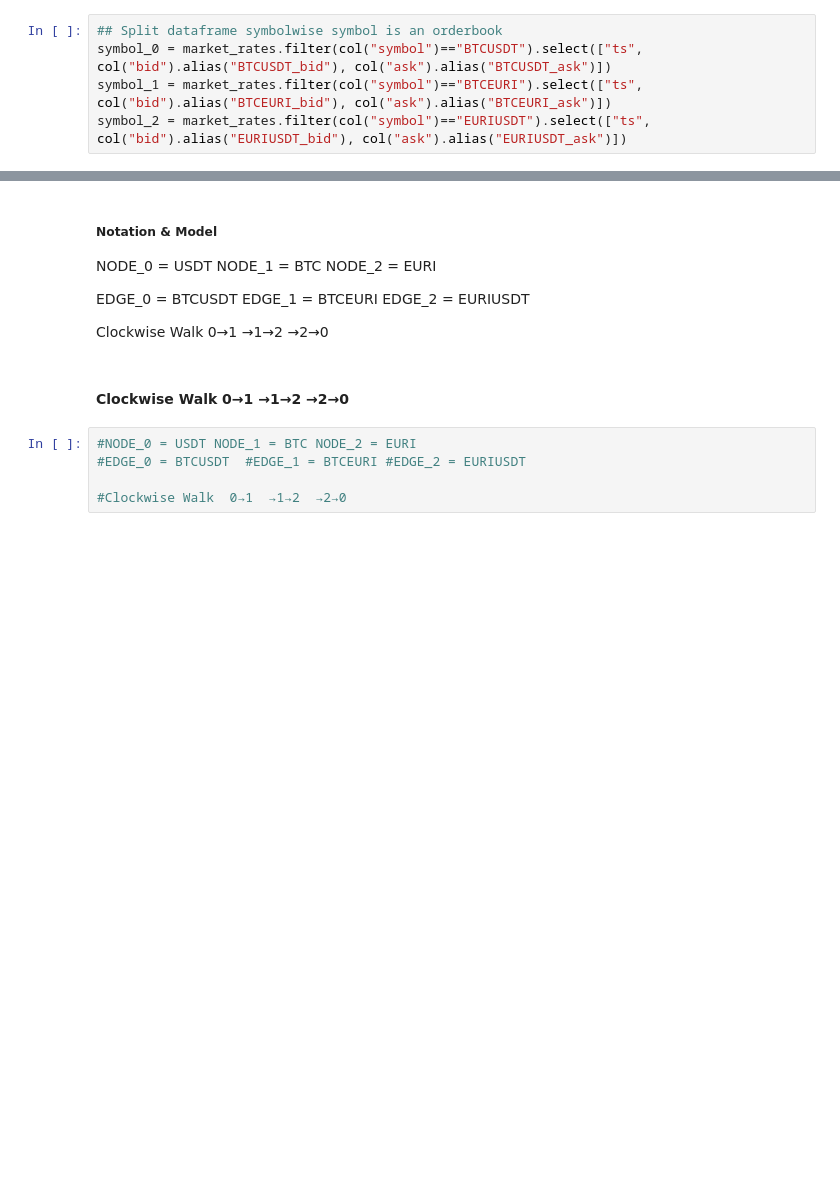
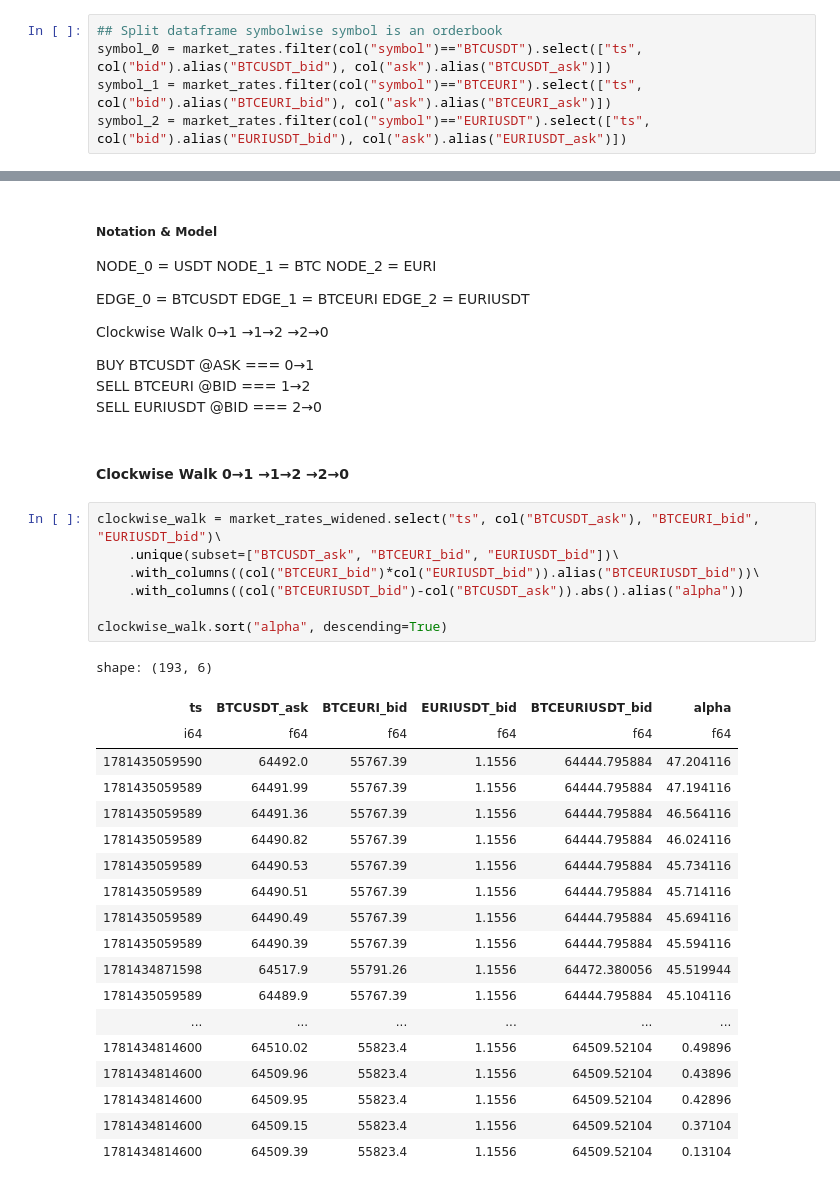
Before and after one commit to IsuruMahakumara/alphanode-forge, a Jupyter notebook: research/eda_offline_alpha_eval_audit.ipynb, the cells around one changed output, grey strips where cells are left out. Saved outputs shown, nothing was run; the diff lists cells and outputs as text; blank space fills up the shorter version.

```diff
--- a/research/eda_offline_alpha_eval_audit.ipynb
+++ b/research/eda_offline_alpha_eval_audit.ipynb
@@ -107,10 +129,36 @@ NODE_0 = USDT NODE_1 = BTC NODE_2 = EURI
 EDGE_0 = BTCUSDT  EDGE_1 = BTCEURI  EDGE_2 = EURIUSDT
 
 Clockwise Walk  0→1  →1→2  →2→0
+
+BUY  BTCUSDT  @ASK  === 0→1
+SELL BTCEURI  @BID  === 1→2
+SELL EURIUSDT @BID  === 2→0
 # %% [markdown]
 #### Clockwise Walk  0→1  →1→2  →2→0
 # %%
-#NODE_0 = USDT NODE_1 = BTC NODE_2 = EURI
-#EDGE_0 = BTCUSDT  #EDGE_1 = BTCEURI #EDGE_2 = EURIUSDT
+clockwise_walk = market_rates_widened.select("ts", col("BTCUSDT_ask"), "BTCEURI_bid", "EURIUSDT_bid")\
+    .unique(subset=["BTCUSDT_ask", "BTCEURI_bid", "EURIUSDT_bid"])\
+    .with_columns((col("BTCEURI_bid")*col("EURIUSDT_bid")).alias("BTCEURIUSDT_bid"))\
+    .with_columns((col("BTCEURIUSDT_bid")-col("BTCUSDT_ask")).abs().alias("alpha"))
 
-#Clockwise Walk  0→1  →1→2  →2→0
+clockwise_walk.sort("alpha", descending=True)
+# %% [output]
+shape: (193, 6)
+| ts | BTCUSDT_ask | BTCEURI_bid | EURIUSDT_bid | BTCEURIUSDT_bid | alpha |
+| i64 | f64 | f64 | f64 | f64 | f64 |
+| 1781435059590 | 64492.0 | 55767.39 | 1.1556 | 64444.795884 | 47.204116 |
+| 1781435059589 | 64491.99 | 55767.39 | 1.1556 | 64444.795884 | 47.194116 |
+| 1781435059589 | 64491.36 | 55767.39 | 1.1556 | 64444.795884 | 46.564116 |
+| 1781435059589 | 64490.82 | 55767.39 | 1.1556 | 64444.795884 | 46.024116 |
+| 1781435059589 | 64490.53 | 55767.39 | 1.1556 | 64444.795884 | 45.734116 |
+| 1781435059589 | 64490.51 | 55767.39 | 1.1556 | 64444.795884 | 45.714116 |
+| 1781435059589 | 64490.49 | 55767.39 | 1.1556 | 64444.795884 | 45.694116 |
+| 1781435059589 | 64490.39 | 55767.39 | 1.1556 | 64444.795884 | 45.594116 |
+| 1781434871598 | 64517.9 | 55791.26 | 1.1556 | 64472.380056 | 45.519944 |
+| 1781435059589 | 64489.9 | 55767.39 | 1.1556 | 64444.795884 | 45.104116 |
+| ... | ... | ... | ... | ... | ... |
+| 1781434814600 | 64510.02 | 55823.4 | 1.1556 | 64509.52104 | 0.49896 |
+| 1781434814600 | 64509.96 | 55823.4 | 1.1556 | 64509.52104 | 0.43896 |
+| 1781434814600 | 64509.95 | 55823.4 | 1.1556 | 64509.52104 | 0.42896 |
+| 1781434814600 | 64509.15 | 55823.4 | 1.1556 | 64509.52104 | 0.37104 |
+| 1781434814600 | 64509.39 | 55823.4 | 1.1556 | 64509.52104 | 0.13104 |
```
Also changed, not shown: parts of 3 cells of this notebook.
